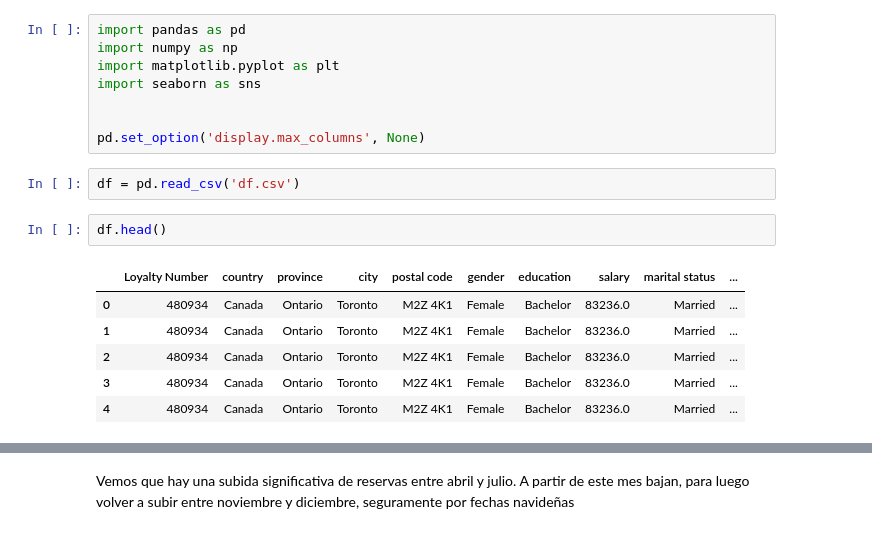
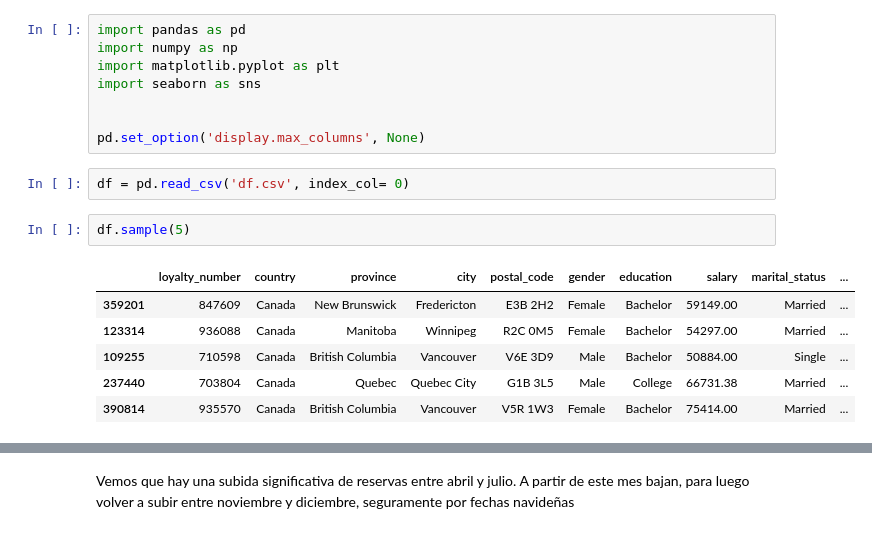
Before and after one commit to Adalab/bda-modulo-3-evaluacion-final-mariagmzm, a Jupyter notebook: Visualizacion de archivo.ipynb, the cells around one changed output, grey strips where cells are left out. Drawn from its saved outputs; the diff is of its cells as text.

```diff
--- a/Visualizacion de archivo.ipynb
+++ b/Visualizacion de archivo.ipynb
@@ -7,13 +7,13 @@ import seaborn as sns
 
 pd.set_option('display.max_columns', None)
 # %%
-df = pd.read_csv('df.csv')
+df = pd.read_csv('df.csv', index_col= 0)
 # %%
-df.head()
+df.sample(5)
 # %% [output]
-|  | Loyalty Number | country | province | city | postal code | gender | education | salary | marital status | ... |
-| 0 | 480934 | Canada | Ontario | Toronto | M2Z 4K1 | Female | Bachelor | 83236.0 | Married | ... |
-| 1 | 480934 | Canada | Ontario | Toronto | M2Z 4K1 | Female | Bachelor | 83236.0 | Married | ... |
-| 2 | 480934 | Canada | Ontario | Toronto | M2Z 4K1 | Female | Bachelor | 83236.0 | Married | ... |
-| 3 | 480934 | Canada | Ontario | Toronto | M2Z 4K1 | Female | Bachelor | 83236.0 | Married | ... |
-| 4 | 480934 | Canada | Ontario | Toronto | M2Z 4K1 | Female | Bachelor | 83236.0 | Married | ... |
+|  | loyalty_number | country | province | city | postal_code | gender | education | salary | marital_status | ... |
+| 359201 | 847609 | Canada | New Brunswick | Fredericton | E3B 2H2 | Female | Bachelor | 59149.00 | Married | ... |
+| 123314 | 936088 | Canada | Manitoba | Winnipeg | R2C 0M5 | Female | Bachelor | 54297.00 | Married | ... |
+| 109255 | 710598 | Canada | British Columbia | Vancouver | V6E 3D9 | Male | Bachelor | 50884.00 | Single | ... |
+| 237440 | 703804 | Canada | Quebec | Quebec City | G1B 3L5 | Male | College | 66731.38 | Married | ... |
+| 390814 | 935570 | Canada | British Columbia | Vancouver | V5R 1W3 | Female | Bachelor | 75414.00 | Married | ... |
```
Also changed, not shown: parts of 34 cells of this notebook, 2 other files.
